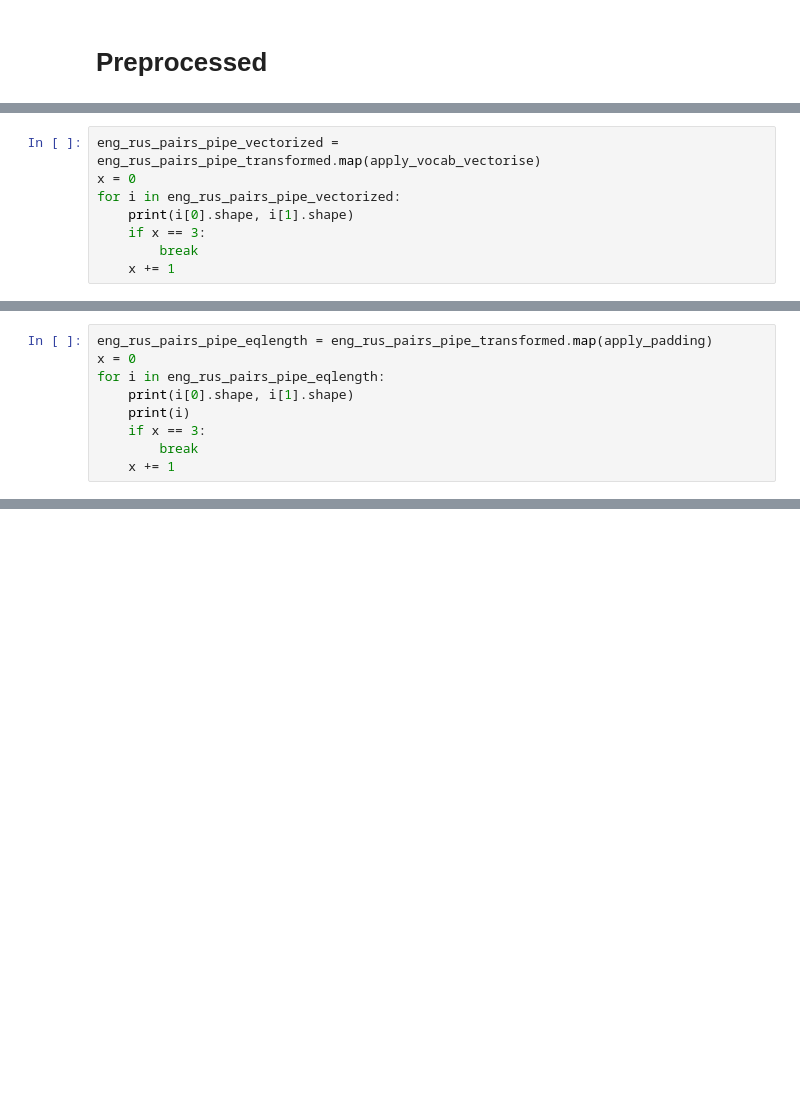
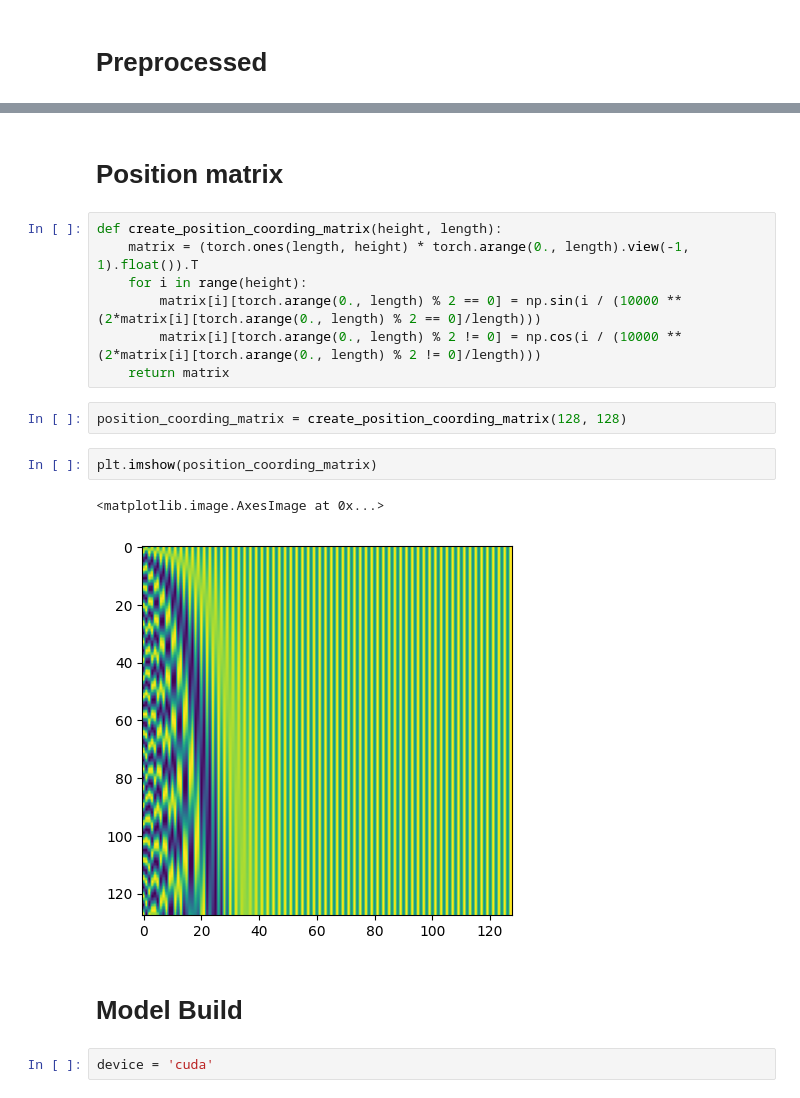
Before and after one commit to MikeTsvirkunov/NLP, a Jupyter notebook: laba3/27_10_2023.ipynb, the cells around one changed output, grey strips where cells are left out. Saved outputs shown, nothing was run; the diff lists cells and outputs as text; blank space fills up the shorter version.

```diff
--- a/laba3/27_10_2023.ipynb
+++ b/laba3/27_10_2023.ipynb
@@ -215,8 +199,0 @@ print_simple_data_pipe(eng_rus_pairs_pipe_transformed, 3)
-# %%
-eng_rus_pairs_pipe_vectorized = eng_rus_pairs_pipe_transformed.map(apply_vocab_vectorise)
-x = 0
-for i in eng_rus_pairs_pipe_vectorized:
-    print(i[0].shape, i[1].shape)
-    if x == 3:
-        break
-    x += 1
@@ -241,9 +199,0 @@ def apply_padding(pair):
-# %%
-eng_rus_pairs_pipe_eqlength = eng_rus_pairs_pipe_transformed.map(apply_padding)
-x = 0
-for i in eng_rus_pairs_pipe_eqlength:
-    print(i[0].shape, i[1].shape)
-    print(i)
-    if x == 3:
-        break
-    x += 1
@@ -327,0 +272,20 @@ eng_pipe_mod = eng_pipe_parsed.map(apply_vocab_transform_eng)
+# %% [markdown]
+# Position matrix
+# %%
+def create_position_coording_matrix(height, length):
+    matrix = (torch.ones(length, height) * torch.arange(0., length).view(-1, 1).float()).T
+    for i in range(height):
+        matrix[i][torch.arange(0., length) % 2 == 0] = np.sin(i / (10000 ** (2*matrix[i][torch.arange(0., length) % 2 == 0]/length)))
+        matrix[i][torch.arange(0., length) % 2 != 0] = np.cos(i / (10000 ** (2*matrix[i][torch.arange(0., length) % 2 != 0]/length)))
+    return matrix
+# %%
+position_coording_matrix = create_position_coording_matrix(128, 128)
+# %%
+plt.imshow(position_coording_matrix)
+# %% [output]
+<matplotlib.image.AxesImage at 0x...>
+[figure, added]
+# %% [markdown]
+# Model Build
+# %%
+device = 'cuda'
```
Also changed, not shown: parts of 89 cells of this notebook, 5 other files.
